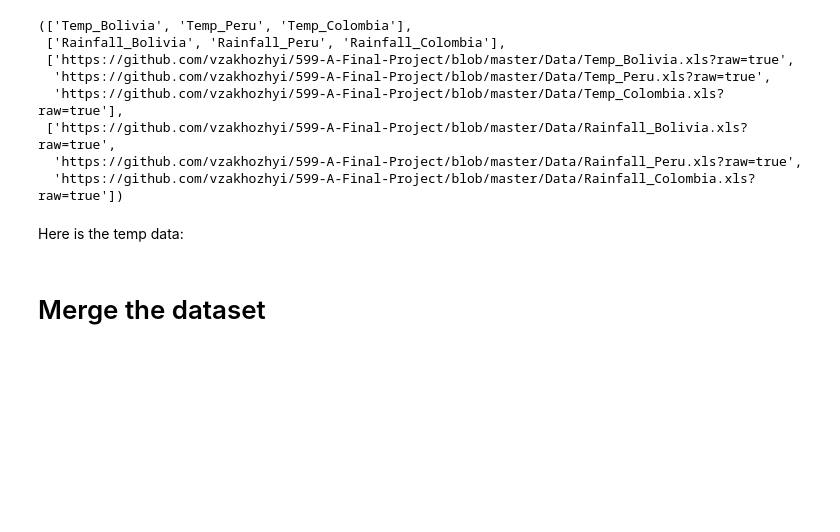
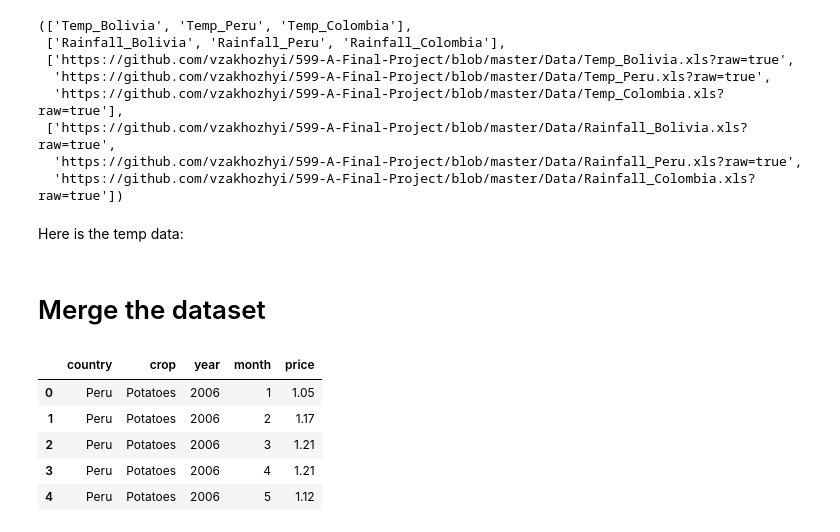
Before and after one commit to vzakhozhyi/599-A-Final-Project, a Jupyter notebook: Test-Haotian Bu Copy.ipynb, the cells around one changed output. Cells and saved outputs as stored; diff of their text form; code cells hidden in the pictures; blank space fills up the shorter version.

```diff
--- a/Test-Haotian Bu Copy.ipynb
+++ b/Test-Haotian Bu Copy.ipynb
@@ -215,2 +224,11 @@ Here is the temp data:
 # %%
 #result = pd.merge(, right, on=['key1', 'key2'])
+# %%
+PriceFinal.head()
+# %% [output]
+|  | country | crop | year | month | price |
+| 0 | Peru | Potatoes | 2006 | 1 | 1.05 |
+| 1 | Peru | Potatoes | 2006 | 2 | 1.17 |
+| 2 | Peru | Potatoes | 2006 | 3 | 1.21 |
+| 3 | Peru | Potatoes | 2006 | 4 | 1.21 |
+| 4 | Peru | Potatoes | 2006 | 5 | 1.12 |
```
Also changed, not shown: parts of 7 cells of this notebook.
